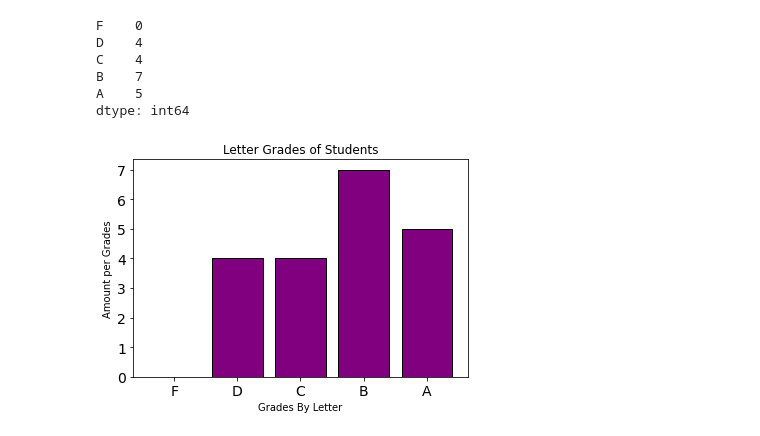
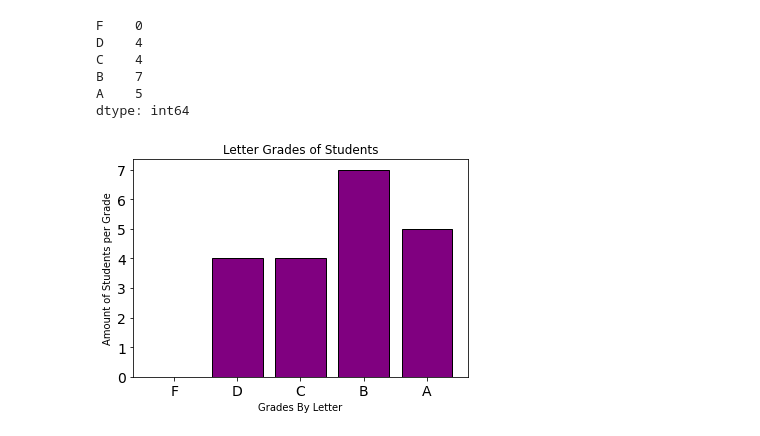
Before and after one commit to ForrestMccrosky/numpy-pandas-visualization-exercises, a Jupyter notebook: pandas_series.ipynb, the cells around one changed output. Saved outputs shown, nothing was run; the diff lists cells and outputs as text; code cells hidden in the pictures.

```diff
--- a/pandas_series.ipynb
+++ b/pandas_series.ipynb
@@ -613,7 +613,7 @@ B    7
 A    5
 dtype: int64
 # %%
-letter_grades.plot.bar(title ='Letter Grades of Students',fontsize= 14,rot=0,color='Purple',ec='black',width=.8).set(xlabel='Grades By Letter',ylabel='Amount per Grades')
+letter_grades.plot.bar(title ='Letter Grades of Students',fontsize= 14,rot=0,color='Purple',ec='black',width=.8).set(xlabel='Grades By Letter',ylabel='Amount of Students per Grade')
 plt.show()
 # %% [output]
-[figure, old version]
+[figure, new version]
```
